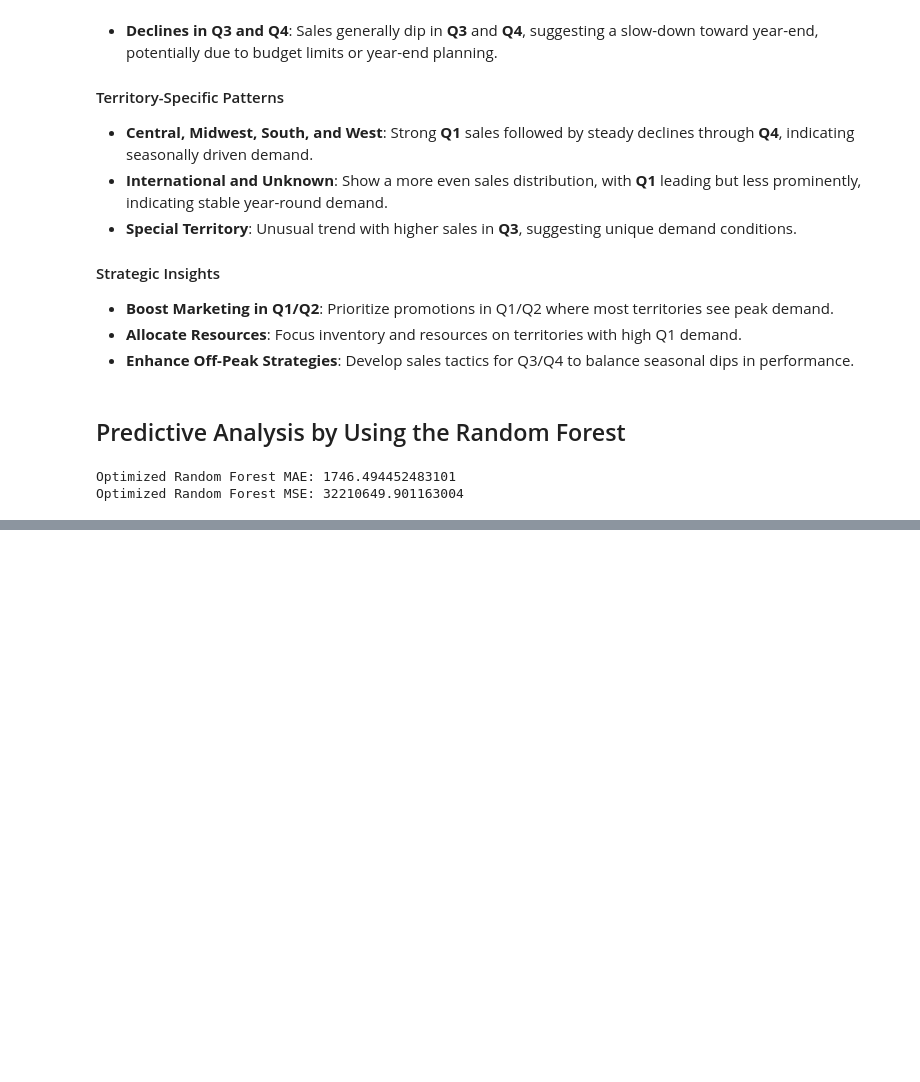
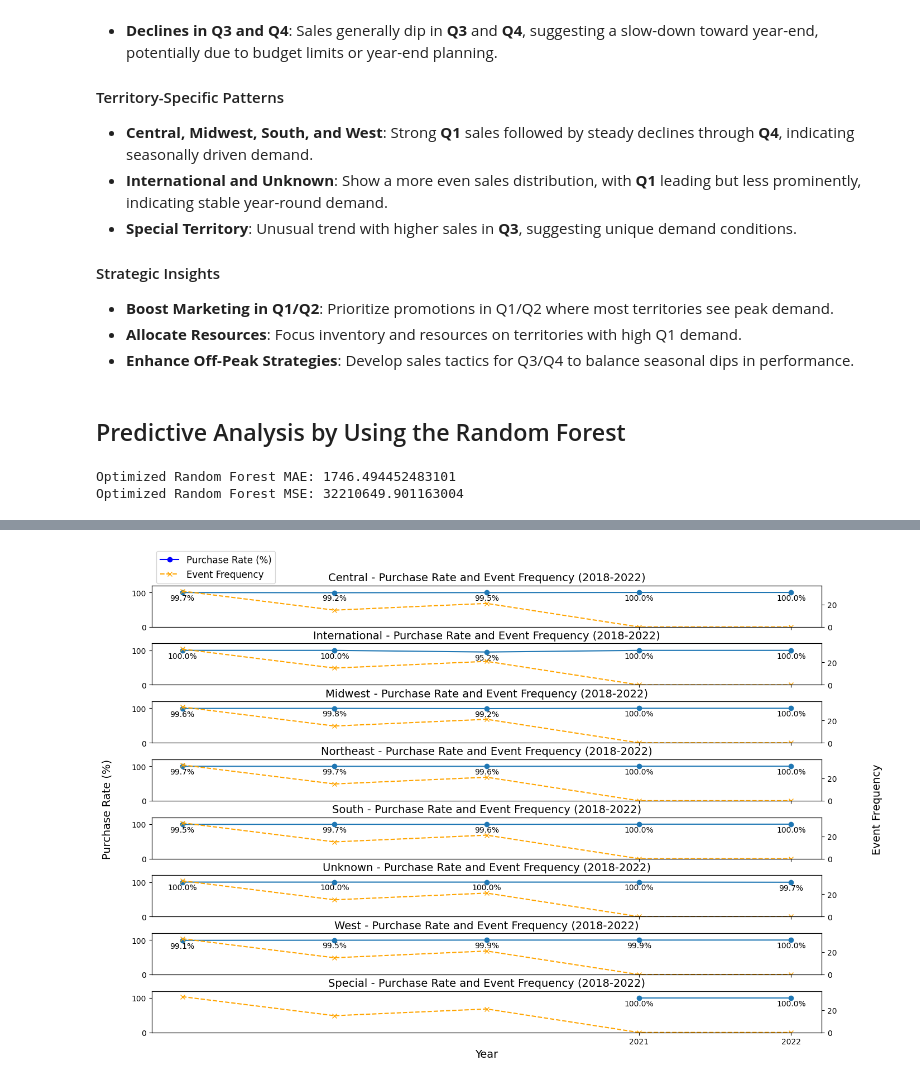
Before and after one commit to Rachel-you/crystal_synergy, a Jupyter notebook: retention_analysis/purchase_rate_analysis.ipynb, the cells around one changed output, grey strips where cells are left out. Drawn from its saved outputs; the diff is of its cells as text; code cells hidden in the pictures; blank space fills up the shorter version.

```diff
--- a/retention_analysis/purchase_rate_analysis.ipynb
+++ b/retention_analysis/purchase_rate_analysis.ipynb
@@ -199,0 +206,82 @@ Optimized Random Forest MSE: 32210649.901163004
+# %%
+import pandas as pd
+import matplotlib.pyplot as plt
+from matplotlib.lines import Line2D
+
+# Load data
+df = pd.read_csv('/Users/rachelyou/Downloads/cleaned_data_V3.csv')
+event_data = pd.read_excel('/Users/rachelyou/Desktop/event.xlsx')
+
+# Rename columns in event_data
+event_data.columns = ['Event', '2018', '2019', '2020', '2021', '2022', '2023']
+
+# Calculate event frequency per year
+event_data_counts = event_data.iloc[1:].notnull().sum()[['2018', '2019', '2020', '2021', '2022']]
+event_frequency_by_year = event_data_counts.reset_index()
+event_frequency_by_year.columns = ["Year", "event_frequency"]
+event_frequency_by_year["Year"] = event_frequency_by_year["Year"].astype(int)
+
+# Filter data for years 2018-2022
+filtered_df = df[(df["Year"] >= 2018) & (df["Year"] <= 2022)]
+
+# Calculate total and purchased accounts per region and year
+filtered_df_corrected = filtered_df.groupby(["Year", "Territory"]).agg(
+    total_accounts=('C1AccountNo', 'nunique'),
+    purchased_accounts=('C1AccountNo', lambda x: filtered_df.loc[x.index, 'annual_sales'].gt(0).sum())
+).reset_index()
+
+# Calculate purchase rate and cap at 100%
+filtered_df_corrected["purchase_rate"] = (
+    filtered_df_corrected["purchased_accounts"] / filtered_df_corrected["total_accounts"]
+) * 100
+filtered_df_corrected["purchase_rate"] = filtered_df_corrected["purchase_rate"].clip(upper=100)
+
+# Merge with event frequency data
+regional_purchase_rate_with_event_freq = pd.merge(filtered_df_corrected, event_frequency_by_year, on="Year")
+
+# Plot regional purchase rate and event frequency on separate subplots
+regions = regional_purchase_rate_with_event_freq["Territory"].unique()
+fig, axes = plt.subplots(len(regions), 1, figsize=(15, 10), sharex=True)
+
+for i, region in enumerate(regions):
+    region_data = regional_purchase_rate_with_event_freq[regional_purchase_rate_with_event_freq["Territory"] == region]
+    ax = axes[i]
+
+    # Plot purchase rate
+    ax.plot(region_data["Year"], region_data["purchase_rate"], marker='o', label="Purchase Rate (%)")
+    ax.set_ylim(0, 120)
+    ax.set_title(f"{region} - Purchase Rate and Event Frequency (2018-2022)", fontsize=14)
+    ax.set_xticks(region_data["Year"].unique())
+
+    # Annotate below line
+    for j, row in region_data.iterrows():
+        ax.annotate(f"{row['purchase_rate']:.1f}%",
+                    (row["Year"], row["purchase_rate"]),
+                    textcoords="offset points",
+                    xytext=(0, -10),
+                    ha='center', fontsize=10)
+
+    # Plot event frequency on secondary y-axis
+    ax2 = ax.twinx()
+    ax2.plot(event_frequency_by_year["Year"],
+             event_frequency_by_year["event_frequency"],
+             color='orange', marker='x', linestyle='--')
+    ax2.set_ylim(0, event_frequency_by_year["event_frequency"].max() + 5)
+
+# Single y-axis labels for entire figure
+fig.text(0.04, 0.5, 'Purchase Rate (%)', va='center', rotation='vertical', fontsize=14)
+fig.text(0.96, 0.5, 'Event Frequency', va='center', rotation='vertical', fontsize=14)
+axes[-1].set_xlabel("Year", fontsize=14)
+
+# Custom legend with correct styles
+legend_elements = [
+    Line2D([0], [0], color='blue', marker='o', linestyle='-', label='Purchase Rate (%)'),
+    Line2D([0], [0], color='orange', marker='x', linestyle='--', label='Event Frequency')
+]
+fig.legend(handles=legend_elements, loc="upper left", bbox_to_anchor=(0.1, 0.97), fontsize=12)
+
+# Adjust layout
+plt.subplots_adjust(hspace=0.4, top=0.9, left=0.1, right=0.9, bottom=0.1)
+plt.show()
+# %% [output]
+[figure, added]
```
Also changed, not shown: parts of 5 cells of this notebook.
